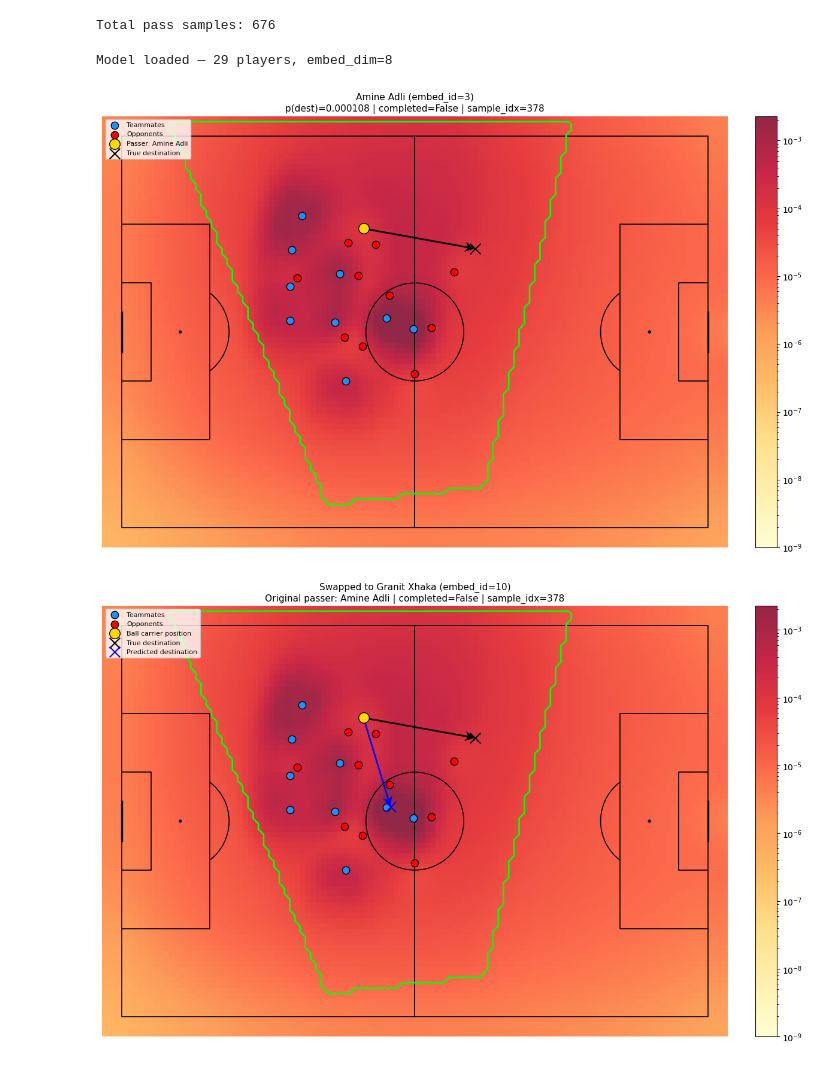
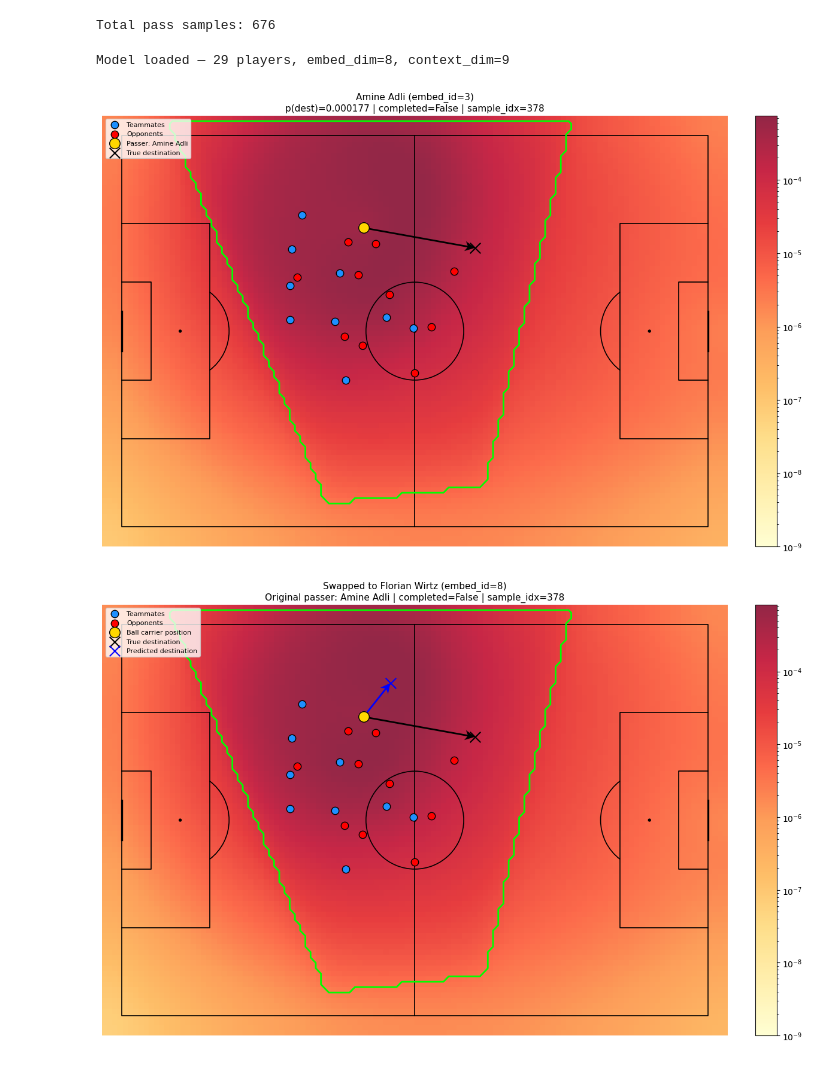
Before and after one commit to Clearsky21z/Player-decision-simulation, a Jupyter notebook: notebooks/pass_prediction_visualization_demo.ipynb, the cells around one changed output. Cells and saved outputs as stored; diff of their text form; code cells hidden in the pictures.

Commit message:
merged with new embeddings

```diff
--- a/notebooks/pass_prediction_visualization_demo.ipynb
+++ b/notebooks/pass_prediction_visualization_demo.ipynb
@@ -15,9 +16,12 @@ from soccermap.model import SoccerMapWithPlayerEmbed, SoccerMapConfig
 from viz_pass_selection import plot_pass_selection_embed
 # %%
 # ---- Load match data ----
+checkpoint_name = "testing_with_new_stuff3.pt"
 DATA_ROOT = os.path.join(PROJECT_ROOT, "data", "leverkusen_data")
 MATCH_ID = "3895348"
-CKPT_PATH = os.path.join(PROJECT_ROOT, "checkpoints", "pass_selection_demo.pt")
+# CKPT_PATH = os.path.join(PROJECT_ROOT, "checkpoints", "pass_selection_demo.pt")
+CKPT_PATH = os.path.join(PROJECT_ROOT, "checkpoints", checkpoint_name)
+
 
 events = load_events(DATA_ROOT, MATCH_ID)
 threesixty = load_threesixty(DATA_ROOT, MATCH_ID)
@@ -29,35 +33,42 @@ print(f"Total pass samples: {len(ds)}")
 # %% [output]
 Total pass samples: 676
 # %%
-# ---- Load model from checkpoint ----
 ckpt = torch.load(CKPT_PATH, map_location="cpu")
 player_id_mapping = ckpt["player_id_mapping"]
 
 model = SoccerMapWithPlayerEmbed(
     num_players=ckpt["num_players"],
     embed_dim=ckpt["embed_dim"],
+    context_dim=ckpt.get("context_dim", 0),
+    context_hidden_dim=ckpt.get("context_hidden_dim", 16),
+    context_embed_dim=ckpt.get("context_embed_dim", 8),
     cfg=SoccerMapConfig(),
 )
 model.load_state_dict(ckpt["model_state"])
 model.eval()
-print(f"Model loaded — {ckpt['num_players']} players, embed_dim={ckpt['embed_dim']}")
+print(f"Model loaded — {ckpt['num_players']} players, embed_dim={ckpt['embed_dim']}, context_dim={ckpt.get('context_dim', 0)}")
 # %% [output]
-Model loaded — 29 players, embed_dim=8
+Model loaded — 29 players, embed_dim=8, context_dim=9
 # %%
-SWAP_PLAYER = "Granit Xhaka"
 
-# ---- Actual passer's prediction ----
 plot_pass_selection_embed(
     model, ds, m.expanded_df, player_id_mapping,
     sample_idx=378,
 );
 # %% [output]
-[figure, old version]
+[figure, new version]
 # %%
-plot_pass_selection_embed(
+# SWAP_PLAYER = "Amine Adli"
+SWAP_PLAYER = "Granit Xhaka"
+# SWAP_PLAYER = "Jonathan Tah"
+SWAP_PLAYER = "Florian Wirtz"
+SWAP_PLAYER = "Exequiel Palacios"
+# all possible players in Bayer Leverkusen from the dataset
+
+wirtz, wirtz_prob = plot_pass_selection_embed(
     model, ds, m.expanded_df, player_id_mapping,
-    sample_idx=378,
-    swap_player=SWAP_PLAYER,
-);
+    sample_idx = 378,
+    swap_player = "Florian Wirtz"
+)
 # %% [output]
-[figure, old version]
+[figure, new version]
```
Also changed, not shown: parts of 4 cells of this notebook, 9 other files.
